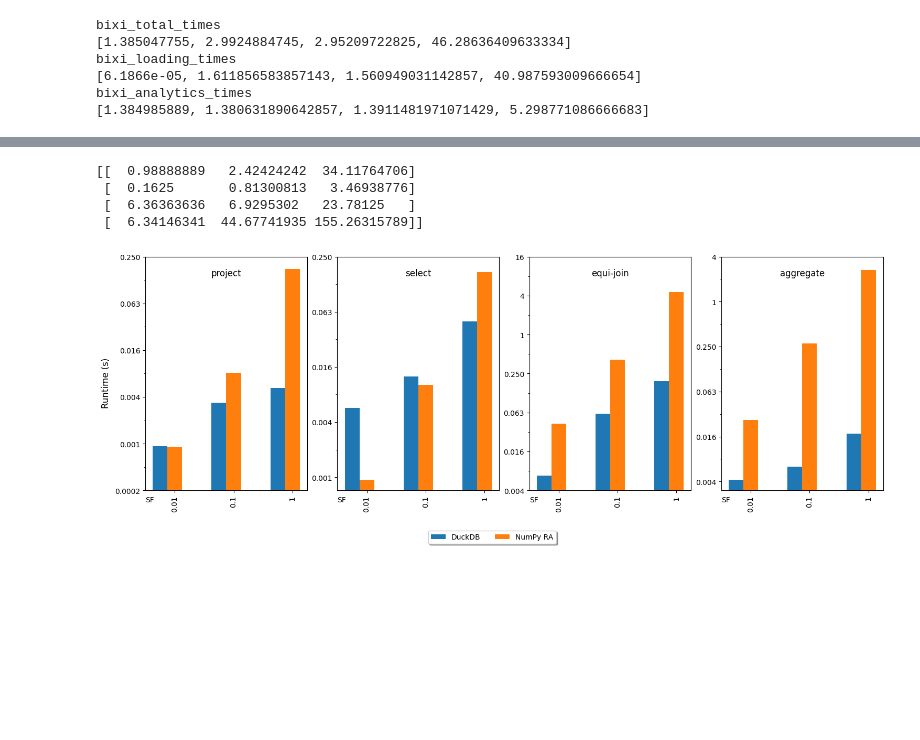
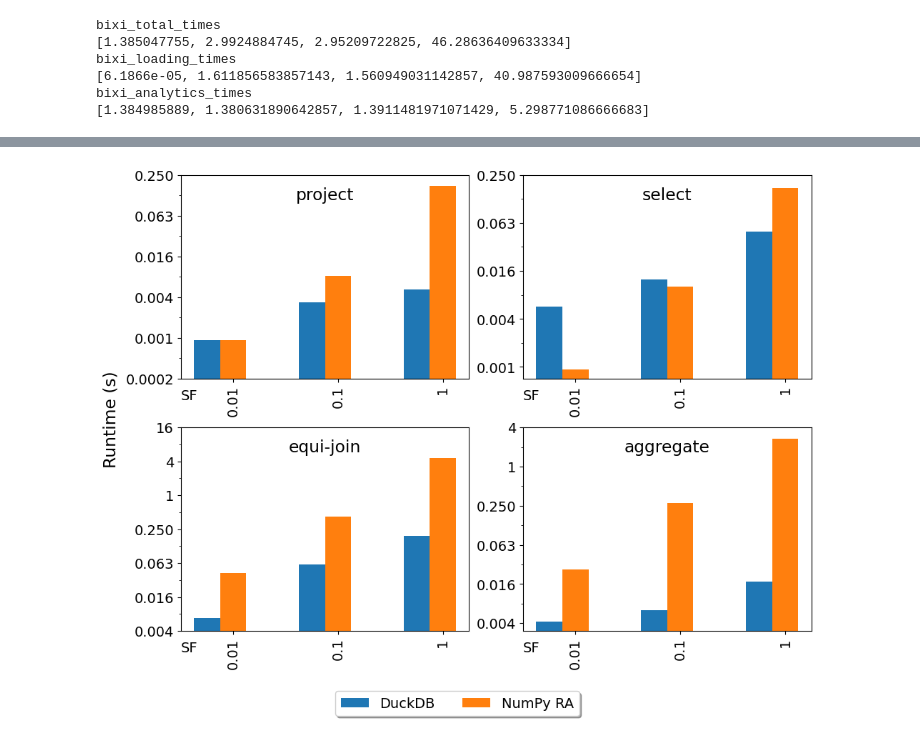
Before and after one commit to trubby22/database-fyp, a Jupyter notebook: bixi-benchmarks/visualise-data.ipynb, the cells around one changed output, grey strips where cells are left out. Cells and saved outputs as stored; diff of their text form; code cells hidden in the pictures; blank space fills up the shorter version.

```diff
--- a/bixi-benchmarks/visualise-data.ipynb
+++ b/bixi-benchmarks/visualise-data.ipynb
@@ -8,3 +8,5 @@ diagrams_path = './diagrams/'
+# %%
+plt.rcParams.update({'font.size': 14})
 # %%
 boss_rand_df = pd.read_csv('./experiment-results/boss-rand-results.csv')
 boss_bixi_df = pd.read_csv('./experiment-results/boss-bixi-results.csv')
@@ -361,25 +525,11 @@ vendor_times = {
 }
 
 ratio = (vendor_times['NumPy RA'] * 1000) / (vendor_times['DuckDB'] * 1000)
-print(ratio)
 
 x = np.arange(len(scaling_factors))
 width = 0.25
 query_names = ['project', 'select', 'equi-join', 'aggregate']
-logs = {
-    -6: '0.0002',
-    -5: '0.001',
-    -4: '0.004',
-    -3: '0.016',
-    -2: '0.063',
-    -1: '0.250',
-    0: '1',
-    1: '4',
-    2: '16',
-    3: '32',
-    4: '64',
-    5: '128',
-}
+num_elems = len(query_names)
 ranges = [
     range(-6, -1 + 1),
     range(-5, -1 + 1),
@@ -387,53 +537,54 @@ ranges = [
     range(-4, 1 + 1),
 ]
 major_ticks = [
     [
         4 ** x
         for x in ranges[i]
     ] for i in range(len(ranges))
 ]
 major_labels = [
     [
         logs[x]
         for x in ranges[i]
     ] for i in range(len(ranges))
 ]
 handles = []
 
-fig, axs = plt.subplots(1, len(query_names), sharex=True, sharey=False, layout="constrained")
+num_rows = 2
+num_cols = 2
+fig, axs = plt.subplots(num_rows, num_cols, sharex=False, sharey=False, layout="constrained")
 
-for i in range(len(query_names)):
+for i in range(num_elems):
+    j = i // num_cols
+    k = i % num_cols
     multiplier = 0
     for attribute, measurement in vendor_times.items():
         offset = width * multiplier
-        rects = axs[i].bar(x + offset, measurement[i], width, label=attribute)
+        rects = axs[j, k].bar(x + offset, measurement[i], width, label=attribute)
         handles.append(rects)
         multiplier += 1
 
-    axs[i].set_title(query_names[i], y=0.9)
-    axs[i].set_xticks(x + width, scaling_factors)
-    axs[i].tick_params(axis='x', labelrotation=90)
-    axs[i].set_xlabel('SF', loc='left', y = 1.0)
-    axs[i].xaxis.set_label_coords(0.0, -0.025)
-    axs[i].set_yscale('log', base=4, subs=[2])
+    axs[j, k].set_title(query_names[i], y=0.85)
+    axs[j, k].set_xticks(x + width, scaling_factors)
+    axs[j, k].tick_params(axis='x', labelrotation=90)
+    axs[j, k].set_xlabel('SF', loc='left', y = 1.0)
+    axs[j, k].xaxis.set_label_coords(0.0, -0.05)
+    axs[j, k].set_yscale('log', base=4, subs=[2])
 
-    axs[i].yaxis.set_major_locator(ticker.LogLocator(base=4))
-    axs[i].yaxis.set_minor_locator(ticker.LogLocator(base=4, subs=[2]))
-    axs[i].set_yticks(major_ticks[i])
-    axs[i].set_yticklabels(major_labels[i])
-    axs[i].yaxis.set_minor_formatter(ticker.NullFormatter())
+    axs[j, k].yaxis.set_major_locator(ticker.LogLocator(base=4))
+    axs[j, k].yaxis.set_minor_locator(ticker.LogLocator(base=4, subs=[2]))
+    axs[j, k].set_yticks(major_ticks[i])
+    axs[j, k].set_yticklabels(major_labels[i])
+    axs[j, k].yaxis.set_minor_formatter(ticker.NullFormatter())
 
 fig.supylabel('Runtime (s)')
-fig.legend(handles=handles[:2], loc='upper center', bbox_to_anchor=(0.5, -0.05),
+fig.legend(handles=handles[:2], loc='upper center', bbox_to_anchor=(0.5, -0.025),
           fancybox=True, shadow=True, ncol=2)
-fig.set_figwidth(15)
-fig.set_figheight(5)
+aspect_ratio = 1.414 / 2
+fig.set_figwidth(figwidth)
+fig.set_figheight(figwidth * aspect_ratio)
 
-plt.savefig(f'{diagrams_path}tpch-big-boy.png')
+plt.savefig(f'{diagrams_path}tpch-micro-absolute.svg', bbox_inches='tight', dpi=600)
 plt.show()
 # %% [output]
-[[  0.98888889   2.42424242  34.11764706]
- [  0.1625       0.81300813   3.46938776]
- [  6.36363636   6.9295302   23.78125   ]
- [  6.34146341  44.67741935 155.26315789]]
-[figure, old version]
+[figure, new version]
```
Also changed, not shown: parts of 17 cells of this notebook, 2 other files.
